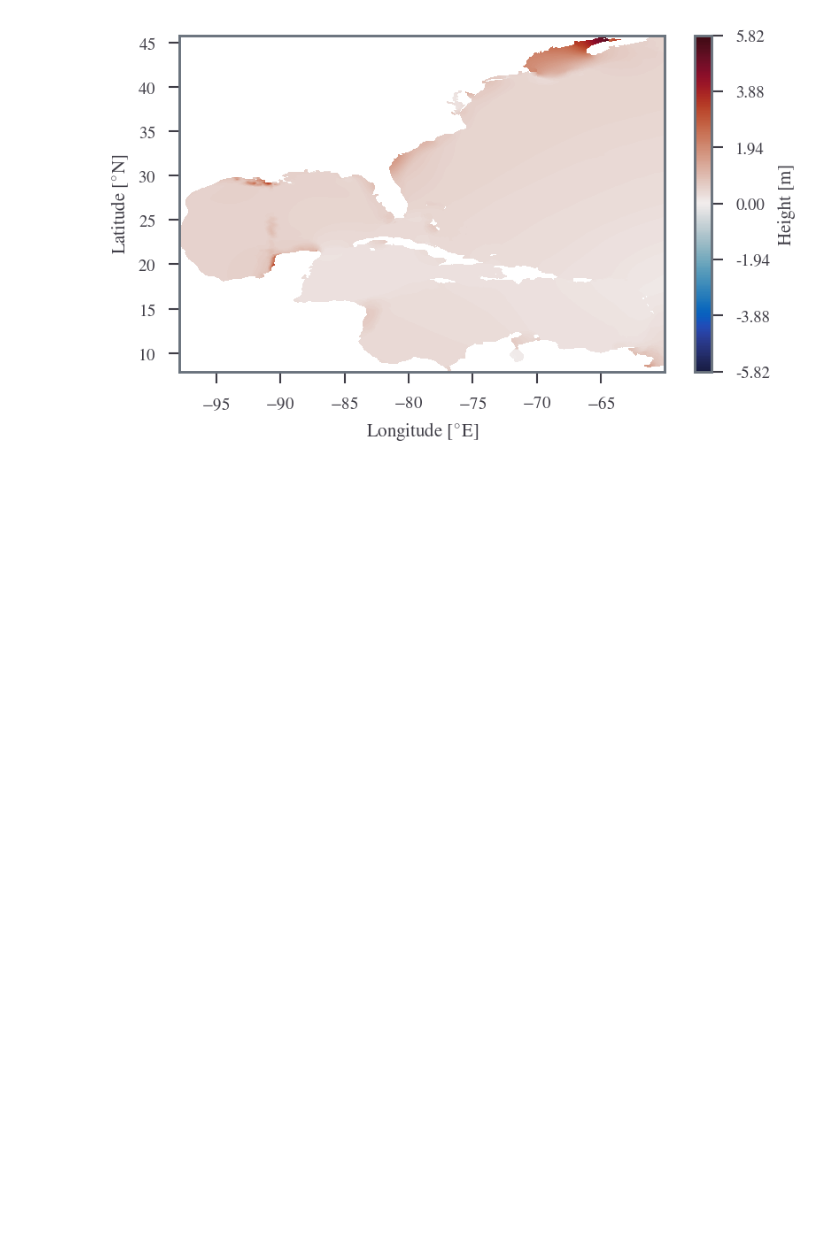
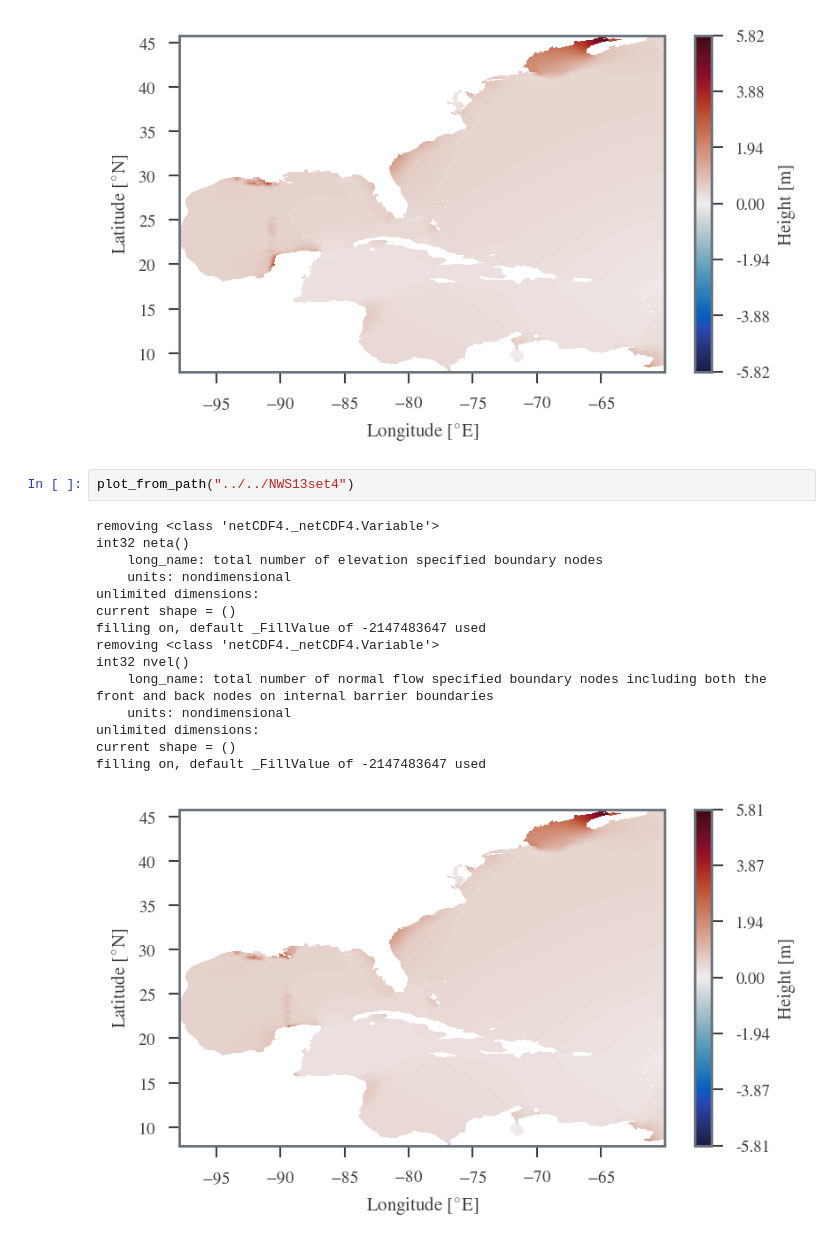
Before and after one commit to sdat2/PotentialHeight, a Jupyter notebook: ipynb/f63.ipynb, the cells around one changed output. Cells and saved outputs as stored; diff of their text form; blank space fills up the shorter version.

```diff
--- a/ipynb/f63.ipynb
+++ b/ipynb/f63.ipynb
@@ -505,3 +505,21 @@ unlimited dimensions:
 current shape = ()
 filling on, default _FillValue of -2147483647 used
 [figure]
+# %%
+plot_from_path("../../NWS13set4")
+# %% [output]
+removing <class 'netCDF4._netCDF4.Variable'>
+int32 neta()
+    long_name: total number of elevation specified boundary nodes
+    units: nondimensional
+unlimited dimensions:
+current shape = ()
+filling on, default _FillValue of -2147483647 used
+removing <class 'netCDF4._netCDF4.Variable'>
+int32 nvel()
+    long_name: total number of normal flow specified boundary nodes including both the front and back nodes on internal barrier boundaries
+    units: nondimensional
+unlimited dimensions:
+current shape = ()
+filling on, default _FillValue of -2147483647 used
+[figure, added]
```
Also changed, not shown: 2 other files.
